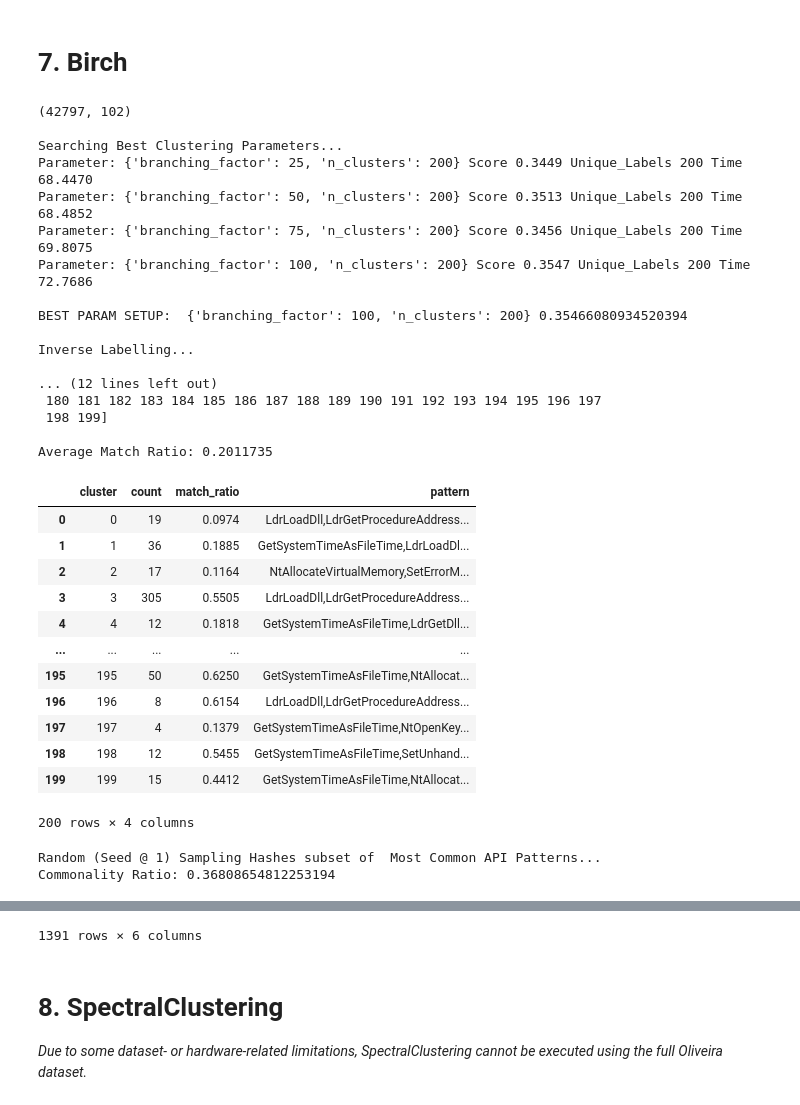
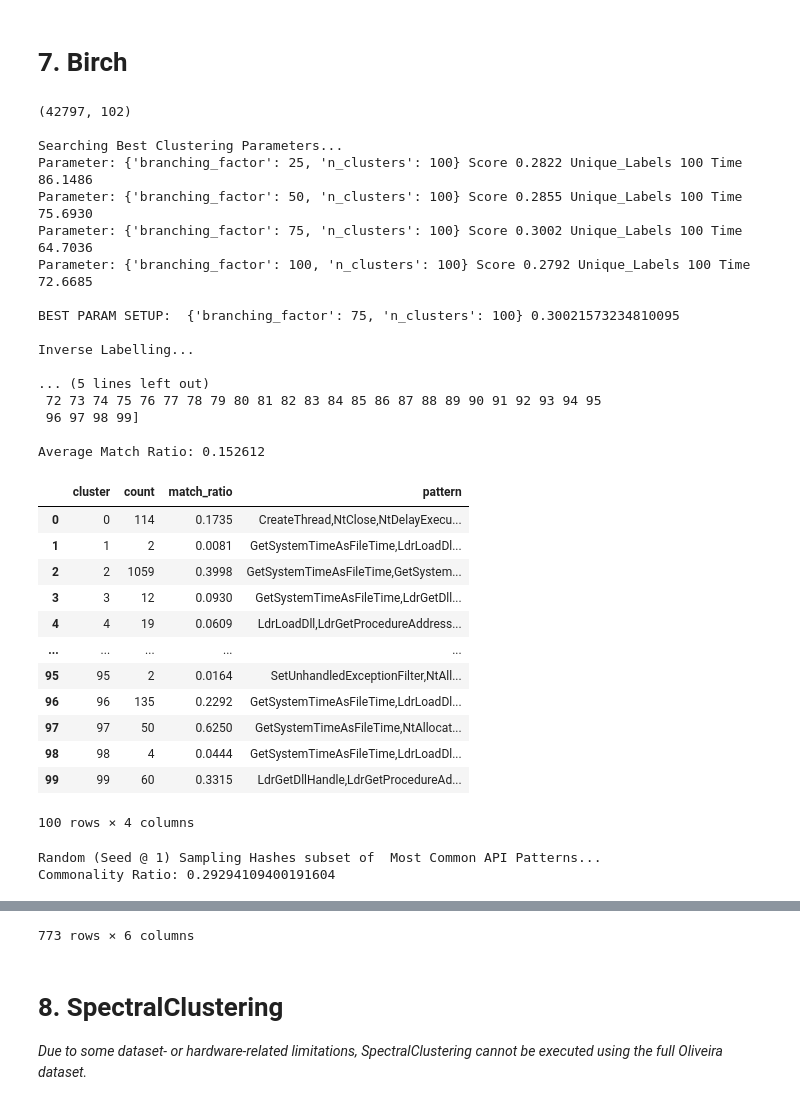
Before and after one commit to jm55/THESIS, a Jupyter notebook: Official Development/Dataset/[OFFICIAL] Clustering_Malicious.ipynb, the cells around one changed output, grey strips where cells are left out. Cells and saved outputs as stored; diff of their text form; code cells hidden in the pictures.

```diff
--- a/Official Development/Dataset/[OFFICIAL] Clustering_Malicious.ipynb
+++ b/Official Development/Dataset/[OFFICIAL] Clustering_Malicious.ipynb
@@ -13,13 +15,10 @@ from sklearn.model_selection import ParameterGrid
 from sklearn import metrics
 import multiprocessing
 import time
-
-def cpu_count():
-    '''Count the numeber of CPU cores available in the system.'''
-    return multiprocessing.cpu_count()
+import os
 
 def list_to_str(ls:list):
-    '''Convert list of string to a single string with comma as a delimiter.'''
+    '''Convert list to a stringified version (comma delimited).'''
     output = ""
     for l in ls:
         output += str(l) + ","
@@ -35,7 +34,7 @@ def load_df():
     return df.reset_index().iloc[:,1:]
 
 def get_x(df:pd.DataFrame):
-    '''Get the feature columns (aka X) of the DataFrame'''
+    '''Get the feature columns of the DataFrame'''
     return df.iloc[:, 1:102-1]
 
 #Load list of API calls
@@ -54,7 +53,7 @@ def inverse_labeller(item):
     '''Low Level. Converts encoded API calls to string API calls'''
     global APIS
     return item.map(lambda x: APIS[int(x)])
-def inverse_label(df):
+def inverse_label(df:pd.DataFrame):
     '''High Level. Converts encoded API calls to string API calls'''
     df2 = df.copy(deep=True)
     print("Inverse Labelling...")
@@ -87,7 +86,7 @@ def search_k(parameters, model, X):
     print("")
     return best_grid, best_clusterer
 
-def clustering(inner_df, name, clusterer, parameters):
+def clustering(inner_df:pd.DataFrame, name:str, clusterer, parameters):
     '''Executes the data clustering on the dataset. Produces the same input dataset with the additional column for the cluster #.'''
     '''The input dataset must contain integer API calls (except the API Call Pattern strings)'''
     X = get_x(inner_df)
@@ -100,7 +99,7 @@ def clustering(inner_df, name, clusterer, parameters):
     print("")
     return bestCluster
 
-def common_api_cluster(inner_df, name, size):
+def common_api_cluster(inner_df:pd.DataFrame, name:str):
     '''Determine the most common API call patterns for each cluster'''
     global df
     inner_df = df
@@ -119,7 +118,7 @@ def common_api_cluster(inner_df, name, size):
     print("Average Match Ratio:", commonAPI['match_ratio'].mean())
     return commonAPI
 
-def get_samplehash_common(inner_df, common_counts, name, size, samplesize):
+def get_samplehash_common(inner_df:pd.DataFrame, common_counts:pd.DataFrame, name:str, samplesize:int):
     '''Get sample hashes from each cluster that matches the common API call pattern of the cluster.'''
     hashes = []
     global seed
@@ -142,7 +141,7 @@ def get_samplehash_common(inner_df, common_counts, name, size, samplesize):
     print("")
     return hashes
 
-def inject_patterns(inner_df, inverse_labelled_df):
+def inject_patterns(inner_df:pd.DataFrame, inverse_labelled_df:pd.DataFrame):
     '''Injects the API call patterns of each sample as its last column'''
     patterns = []
     print("Injecting API patterns...")
@@ -178,11 +194,13 @@ The process as the following:
 
 **Commonality Ratio**: How many of the matching most common API patterns per cluster are there relative to the dataset size. *(Higher is better)*
 # %%
-clusters = [200]    # Place either single or multiple values as long as it is in list format.
+'''UPDATE THESE VALUES AS NEEDED'''
+
+clusters = [100]    # Place either single or multiple values as long as it is in list format.
                     # For multiple values, the program will iterate through every cluster size and will choose the best (usually the biggest value) to be part of the best configuration.
                     # It influences the projected total number of samples to verify/analyze.
 
-samplesize = 5      # Max no. of samples to obtain from a cluster.
+samplesize = 10      # Max no. of samples to obtain from a cluster.
                     # It influences the projected total number of samples to verify/analyze.
 # %% [markdown]
 # 3. K-Means
@@ -191,17 +209,15 @@ df = reserve_df.copy()
 print(df.shape, "\n")
 
 algorithm = ['lloyd', 'elkan']
-clusters = [200] #Let's assume that there are up to 100 clusters that can be derived from the Oliveira dataset. Going beyond that is too much
-samplesize = 5 # Max no. of samples to obtain from a cluster # Max no. of samples to obtain from a cluster
 
 #Search for best clusters size and run clustering
 bestClusterParam = clustering(df, "KMeans", KMeans(n_init='auto', verbose=0, random_state=seed),
                               {'n_clusters': clusters, 'algorithm':algorithm})
 
-commonAPI = common_api_cluster(df, "KMeans", bestClusterParam)
+commonAPI = common_api_cluster(df, "KMeans")
 display(commonAPI)
 
-commonHashes = get_samplehash_common(df, commonAPI, "KMeans", bestClusterParam, samplesize)
+commonHashes = get_samplehash_common(df, commonAPI, "KMeans", samplesize)
 display(commonHashes)
 # %% [output]
 (42797, 102)
@@ -447,50 +469,49 @@ Commonality Ratio: 0.6206977124564806
 # %%
 df = reserve_df.copy()
 print(df.shape, "\n")
 
-clusters = [200] #Let's assume that there are up to 100 clusters that can be derived from the Oliveira dataset. Going beyond that is too much
 branching_factor = [25,50,75,100]
 
 #Search for best clusters size and run clustering
 bestClusterParam = clustering(df, "Birch", Birch(compute_labels=True),
                               {'n_clusters': clusters, 'branching_factor':branching_factor})
 
-commonAPI = common_api_cluster(df, "Birch", bestClusterParam)
+commonAPI = common_api_cluster(df, "Birch")
 display(commonAPI)
 
-commonHashes = get_samplehash_common(df, commonAPI, "Birch", bestClusterParam, samplesize)
+commonHashes = get_samplehash_common(df, commonAPI, "Birch", samplesize)
 display(commonHashes)
 # %% [output]
 (42797, 102)
 
 Searching Best Clustering Parameters...
-Parameter: {'branching_factor': 25, 'n_clusters': 200} Score 0.3449 Unique_Labels 200 Time 68.4470
-Parameter: {'branching_factor': 50, 'n_clusters': 200} Score 0.3513 Unique_Labels 200 Time 68.4852
-Parameter: {'branching_factor': 75, 'n_clusters': 200} Score 0.3456 Unique_Labels 200 Time 69.8075
-Parameter: {'branching_factor': 100, 'n_clusters': 200} Score 0.3547 Unique_Labels 200 Time 72.7686
+Parameter: {'branching_factor': 25, 'n_clusters': 100} Score 0.2822 Unique_Labels 100 Time 86.1486
+Parameter: {'branching_factor': 50, 'n_clusters': 100} Score 0.2855 Unique_Labels 100 Time 75.6930
+Parameter: {'branching_factor': 75, 'n_clusters': 100} Score 0.3002 Unique_Labels 100 Time 64.7036
+Parameter: {'branching_factor': 100, 'n_clusters': 100} Score 0.2792 Unique_Labels 100 Time 72.6685
 
-BEST PARAM SETUP:  {'branching_factor': 100, 'n_clusters': 200} 0.35466080934520394
+BEST PARAM SETUP:  {'branching_factor': 75, 'n_clusters': 100} 0.30021573234810095
 
 Inverse Labelling...
 
-... (12 lines left out)
- 180 181 182 183 184 185 186 187 188 189 190 191 192 193 194 195 196 197
- 198 199]
+... (5 lines left out)
+ 72 73 74 75 76 77 78 79 80 81 82 83 84 85 86 87 88 89 90 91 92 93 94 95
+ 96 97 98 99]
 
-Average Match Ratio: 0.2011735
+Average Match Ratio: 0.152612
 |  | cluster | count | match_ratio | pattern |
-| 0 | 0 | 19 | 0.0974 | LdrLoadDll,LdrGetProcedureAddress... |
-| 1 | 1 | 36 | 0.1885 | GetSystemTimeAsFileTime,LdrLoadDl... |
-| 2 | 2 | 17 | 0.1164 | NtAllocateVirtualMemory,SetErrorM... |
-| 3 | 3 | 305 | 0.5505 | LdrLoadDll,LdrGetProcedureAddress... |
-| 4 | 4 | 12 | 0.1818 | GetSystemTimeAsFileTime,LdrGetDll... |
+| 0 | 0 | 114 | 0.1735 | CreateThread,NtClose,NtDelayExecu... |
+| 1 | 1 | 2 | 0.0081 | GetSystemTimeAsFileTime,LdrLoadDl... |
+| 2 | 2 | 1059 | 0.3998 | GetSystemTimeAsFileTime,GetSystem... |
+| 3 | 3 | 12 | 0.0930 | GetSystemTimeAsFileTime,LdrGetDll... |
+| 4 | 4 | 19 | 0.0609 | LdrLoadDll,LdrGetProcedureAddress... |
 | ... | ... | ... | ... | ... |
-| 195 | 195 | 50 | 0.6250 | GetSystemTimeAsFileTime,NtAllocat... |
-| 196 | 196 | 8 | 0.6154 | LdrLoadDll,LdrGetProcedureAddress... |
-| 197 | 197 | 4 | 0.1379 | GetSystemTimeAsFileTime,NtOpenKey... |
-| 198 | 198 | 12 | 0.5455 | GetSystemTimeAsFileTime,SetUnhand... |
-| 199 | 199 | 15 | 0.4412 | GetSystemTimeAsFileTime,NtAllocat... |
+| 95 | 95 | 2 | 0.0164 | SetUnhandledExceptionFilter,NtAll... |
+| 96 | 96 | 135 | 0.2292 | GetSystemTimeAsFileTime,LdrLoadDl... |
+| 97 | 97 | 50 | 0.6250 | GetSystemTimeAsFileTime,NtAllocat... |
+| 98 | 98 | 4 | 0.0444 | GetSystemTimeAsFileTime,LdrLoadDl... |
+| 99 | 99 | 60 | 0.3315 | LdrGetDllHandle,LdrGetProcedureAd... |
-200 rows × 4 columns
+100 rows × 4 columns
 Random (Seed @ 1) Sampling Hashes subset of  Most Common API Patterns...
-Commonality Ratio: 0.36808654812253194
+Commonality Ratio: 0.29294109400191604
 |  | cluster | hash | Type 1 | Type 2 | Type 3 | pattern |
@@ -508,4 +529,4 @@ Commonality Ratio: 0.36808654812253194
-1391 rows × 6 columns
+773 rows × 6 columns
 # %% [markdown]
 # 8. SpectralClustering
 
```
Also changed, not shown: parts of 12 cells of this notebook, 8 other files.
